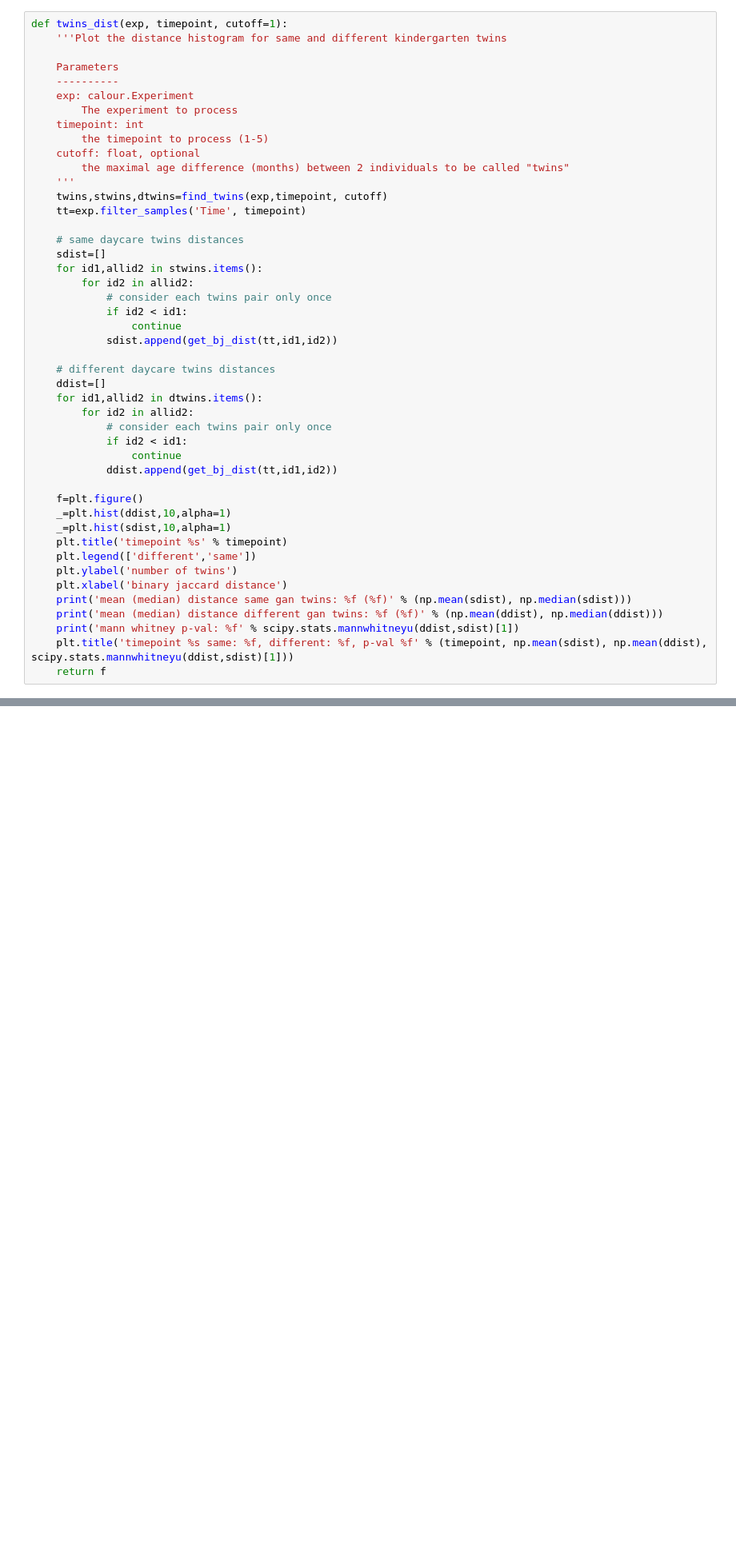
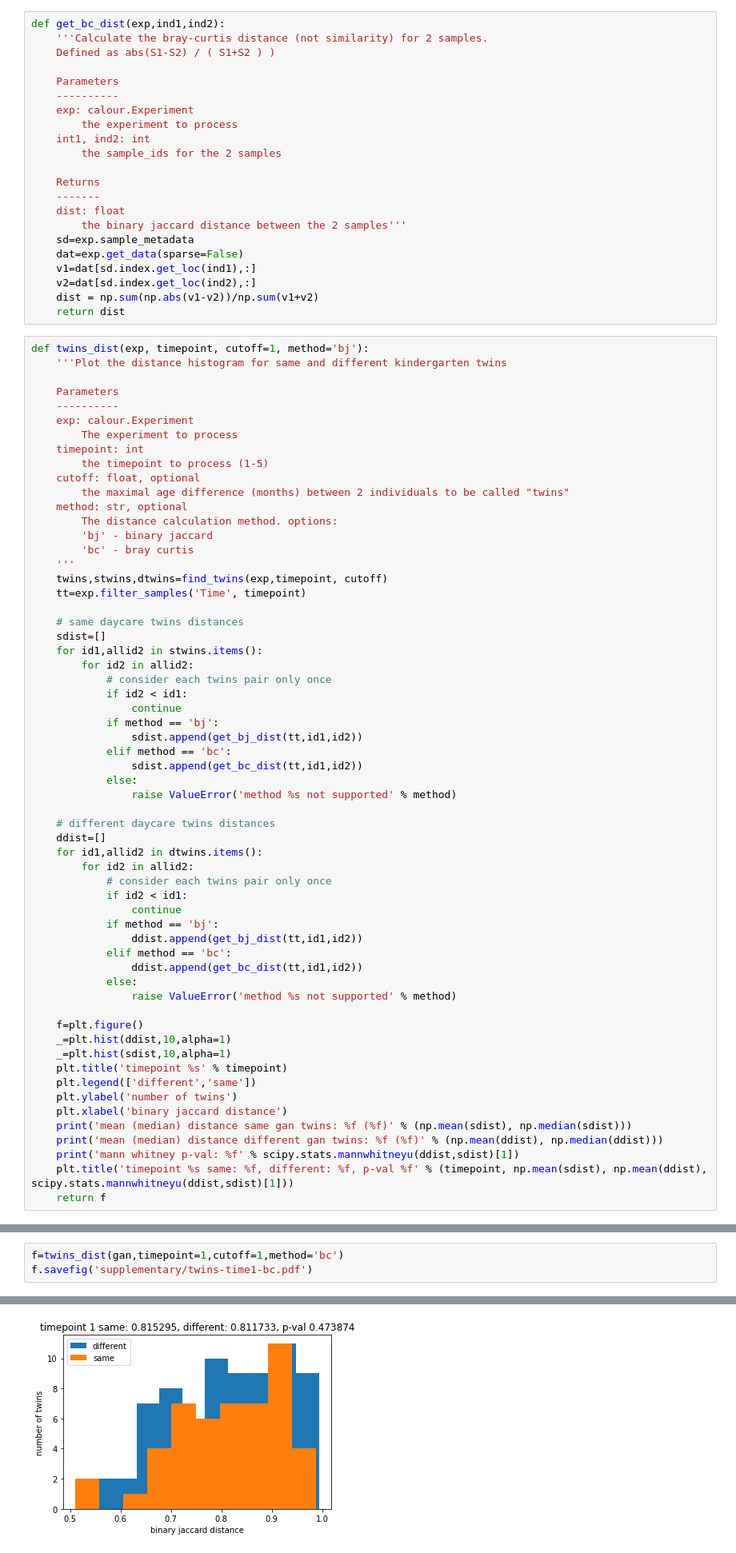
Before and after one commit to amnona/paper-daycare, a Jupyter notebook: kg-twins.ipynb, the cells around one changed output, grey strips where cells are left out. Shown at 80% size. Cells and saved outputs as stored; diff of their text form; blank space fills up the shorter version.

Commit message:
add cray-curtis twins to notebook

```diff
--- a/kg-twins.ipynb
+++ b/kg-twins.ipynb
@@ -129,8 +129,30 @@ def get_bj_dist(exp,ind1,ind2,thresh=0.01):
     v2 = v2>=thresh
     dist = 1 - np.sum(np.logical_and(v1,v2))/(np.sum(np.logical_or(v1,v2)))
     return dist
+# %%
+def get_bc_dist(exp,ind1,ind2):
+    '''Calculate the bray-curtis distance (not similarity) for 2 samples.
+    Defined as abs(S1-S2) / ( S1+S2 ) )
+
+    Parameters
+    ----------
+    exp: calour.Experiment
+        the experiment to process
+    int1, ind2: int
+        the sample_ids for the 2 samples
+
+    Returns
+    -------
+    dist: float
+        the binary jaccard distance between the 2 samples'''
+    sd=exp.sample_metadata
+    dat=exp.get_data(sparse=False)
+    v1=dat[sd.index.get_loc(ind1),:]
+    v2=dat[sd.index.get_loc(ind2),:]
+    dist = np.sum(np.abs(v1-v2))/np.sum(v1+v2)
+    return dist
 # %%
-def twins_dist(exp, timepoint, cutoff=1):
+def twins_dist(exp, timepoint, cutoff=1, method='bj'):
     '''Plot the distance histogram for same and different kindergarten twins
 
     Parameters
@@ -141,6 +163,10 @@ def twins_dist(exp, timepoint, cutoff=1):
         the timepoint to process (1-5)
     cutoff: float, optional
         the maximal age difference (months) between 2 individuals to be called "twins"
+    method: str, optional
+        The distance calculation method. options:
+        'bj' - binary jaccard
+        'bc' - bray curtis
     '''
     twins,stwins,dtwins=find_twins(exp,timepoint, cutoff)
     tt=exp.filter_samples('Time', timepoint)
@@ -152,7 +178,12 @@ def twins_dist(exp, timepoint, cutoff=1):
             # consider each twins pair only once
             if id2 < id1:
                 continue
-            sdist.append(get_bj_dist(tt,id1,id2))
+            if method == 'bj':
+                sdist.append(get_bj_dist(tt,id1,id2))
+            elif method == 'bc':
+                sdist.append(get_bc_dist(tt,id1,id2))
+            else:
+                raise ValueError('method %s not supported' % method)
 
     # different daycare twins distances
     ddist=[]
@@ -161,7 +192,12 @@ def twins_dist(exp, timepoint, cutoff=1):
             # consider each twins pair only once
             if id2 < id1:
                 continue
-            ddist.append(get_bj_dist(tt,id1,id2))
+            if method == 'bj':
+                ddist.append(get_bj_dist(tt,id1,id2))
+            elif method == 'bc':
+                ddist.append(get_bc_dist(tt,id1,id2))
+            else:
+                raise ValueError('method %s not supported' % method)
 
     f=plt.figure()
     _=plt.hist(ddist,10,alpha=1)
@@ -237,0 +278,4 @@ mann whitney p-val: 0.001108
+# %%
+f=twins_dist(gan,timepoint=1,cutoff=1,method='bc')
+f.savefig('supplementary/twins-time1-bc.pdf')
+# %% [output]
@@ -237,0 +289 @@ mann whitney p-val: 0.001108
+[figure, added]
```
Also changed, not shown: parts of 8 cells of this notebook, 10 other files.
